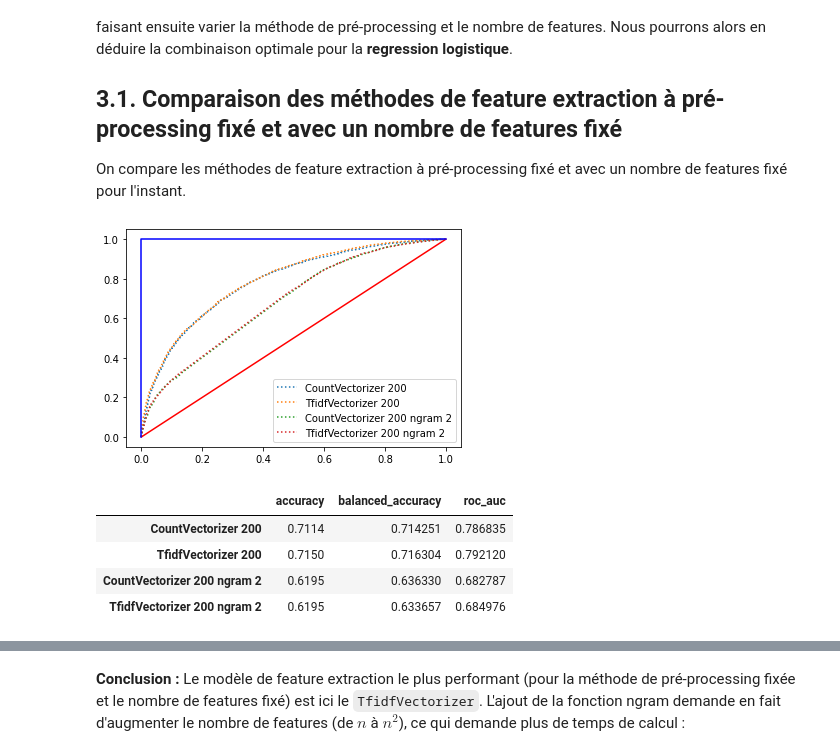
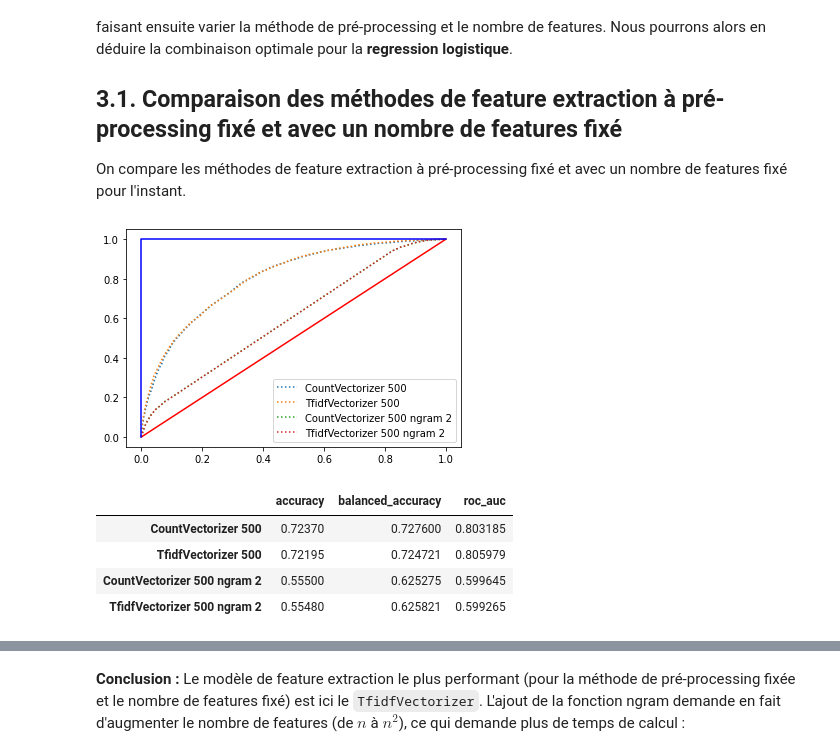
Before and after one commit to baptiste-pasquier/data_2A, a Jupyter notebook: model-LR.ipynb, the cells around one changed output, grey strips where cells are left out. Cells and saved outputs as stored; diff of their text form; code cells hidden in the pictures.

```diff
--- a/model-LR.ipynb
+++ b/model-LR.ipynb
@@ -23,6 +23,8 @@ Nous étudions dans ce notebook le modèle de **regression logistique**.
 # 1. Chargement d'une base Sentiment140 préprocessée
 
 On travaille tout d'abord avec un pré-processing fixé.
+# %%
+NB_DATA = 100000
 # %%
 STOP_WORDS = False
 LEMMATIZATION = False
@@ -32,11 +34,10 @@ if STOP_WORDS:
     file += "_stop"
 if LEMMATIZATION:
     file += "_lemm"
-if  NEGATION:
+if NEGATION:
     file += "_neg"
-df = pd.read_pickle(os.path.join("data", "sentiment140", file+".bz2"))
+df = pd.read_pickle(os.path.join("data", "sentiment140", file + ".bz2")).sample(NB_DATA, random_state=1234)
 # %%
-df = df.sample(50000, random_state=1234)
 df.head(10)
 # %% [output]
 |  | sentiment | id | date | query_string | user | text |
@@ -237,11 +237,11 @@ def comparaison(X, y, N, show_graph=True, show_table=True):
         display(pd.DataFrame(table, index=[f"CountVectorizer {N}", f"TfidfVectorizer {N}", f"CountVectorizer {N} ngram 2", f"TfidfVectorizer {N} ngram 2"]))
 # %%
 %%time
-comparaison(X, y, 200)
+comparaison(X, y, 500)
 # %% [output]
-[figure, old version]
+[figure, new version]
 |  | accuracy | balanced_accuracy | roc_auc |
-| CountVectorizer 200 | 0.7114 | 0.714251 | 0.786835 |
-| TfidfVectorizer 200 | 0.7150 | 0.716304 | 0.792120 |
-| CountVectorizer 200 ngram 2 | 0.6195 | 0.636330 | 0.682787 |
-| TfidfVectorizer 200 ngram 2 | 0.6195 | 0.633657 | 0.684976 |
+| CountVectorizer 500 | 0.72370 | 0.727600 | 0.803185 |
+| TfidfVectorizer 500 | 0.72195 | 0.724721 | 0.805979 |
+| CountVectorizer 500 ngram 2 | 0.55500 | 0.625275 | 0.599645 |
+| TfidfVectorizer 500 ngram 2 | 0.55480 | 0.625821 | 0.599265 |
```
Also changed, not shown: parts of 20 cells of this notebook, 1 other file.
